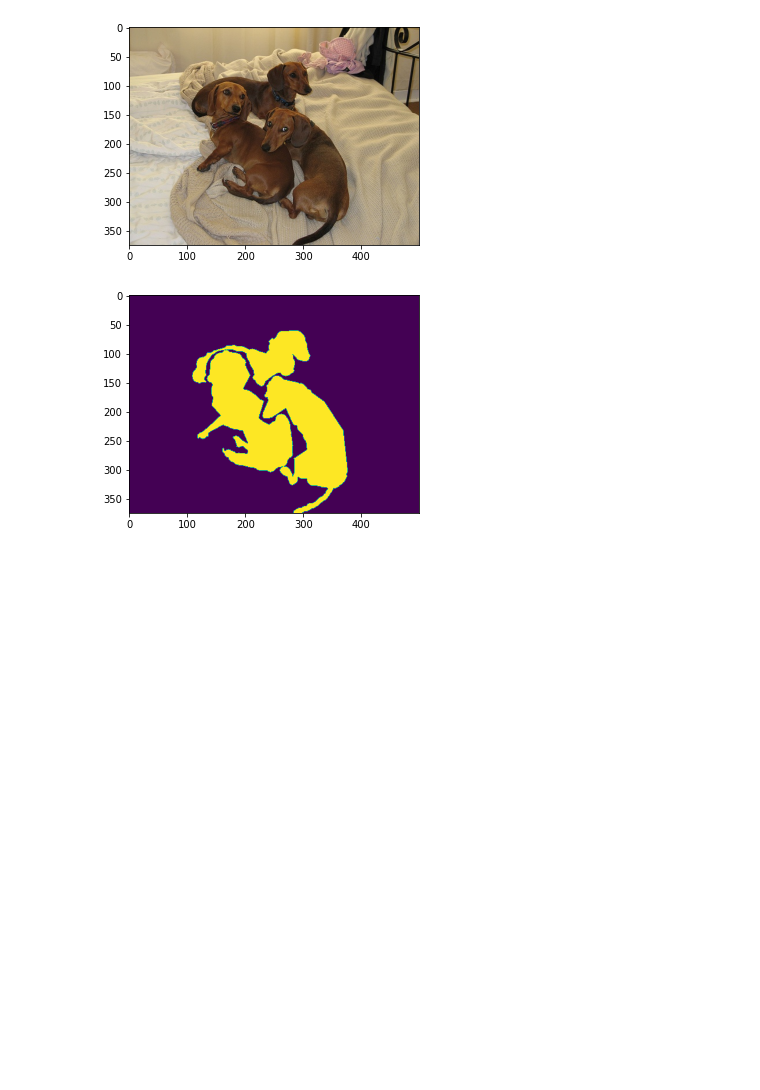
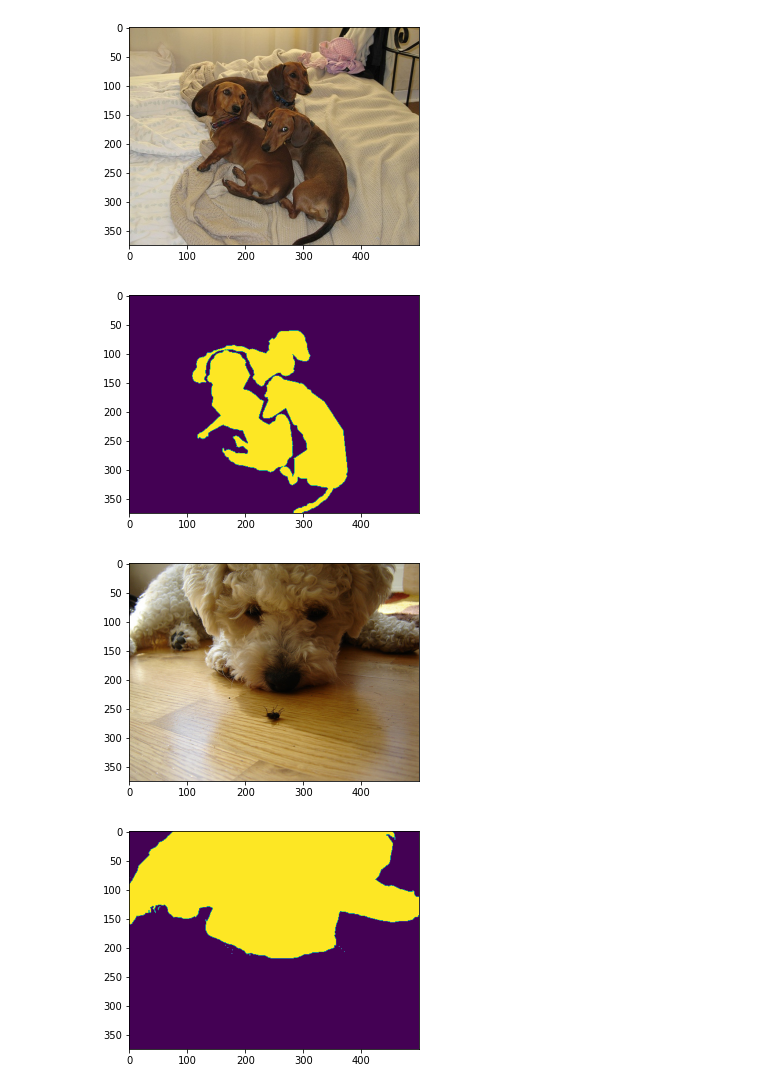
Before and after one commit to RogerQi/pascal-5i, a Jupyter notebook: examples.ipynb, the cells around one changed output. Saved outputs shown, nothing was run; the diff lists cells and outputs as text; code cells hidden in the pictures; blank space fills up the shorter version.

```diff
--- a/examples.ipynb
+++ b/examples.ipynb
@@ -52,6 +53,15 @@ for i in trange(len(val_ds)):
 # %% [output]
 [figure]
 [figure]
+# %%
+dog_images_list = val_ds.get_img_containing_class(vis_id)
+img_idx = random.choice(dog_images_list)
+img, target = val_ds[img_idx]
+generalized_imshow(img)
+generalized_imshow(target == vis_id)
+# %% [output]
+[figure, added]
+[figure, added]
 # %%
 # There should only be 5 foreground classes in the validation set
 for i in trange(len(val_ds)):
```
Also changed, not shown: parts of 3 cells of this notebook, 1 other file.
